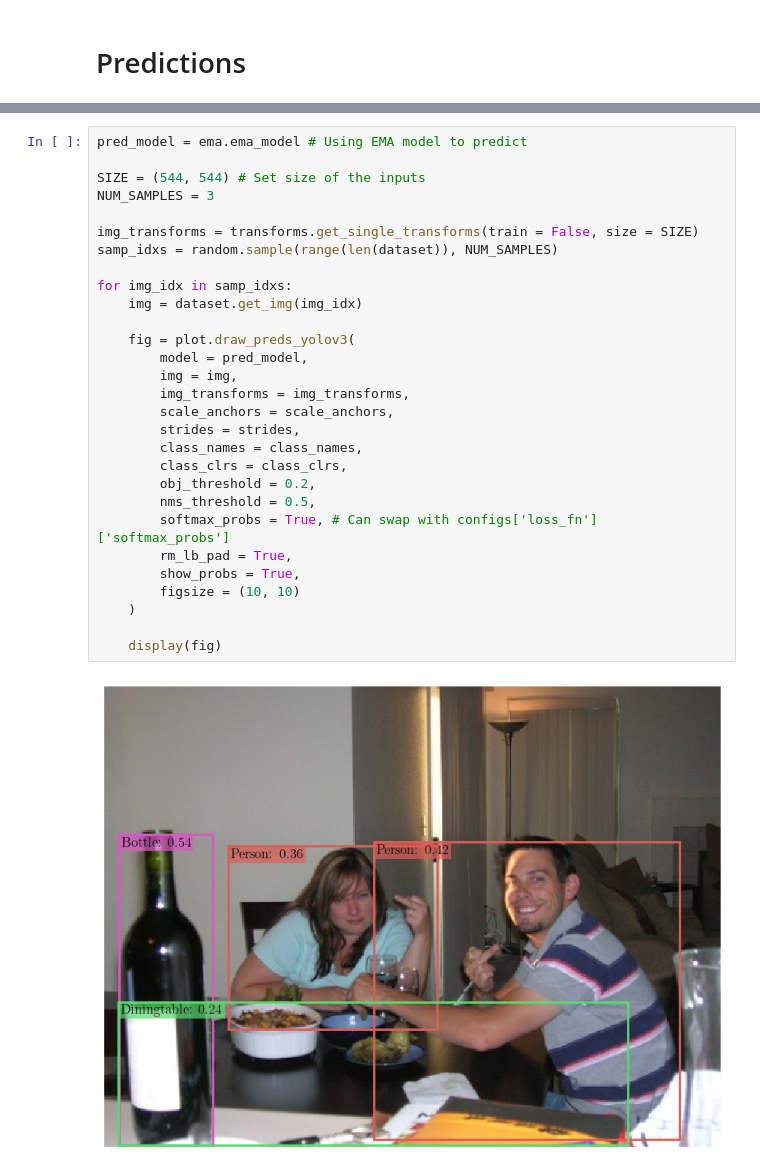
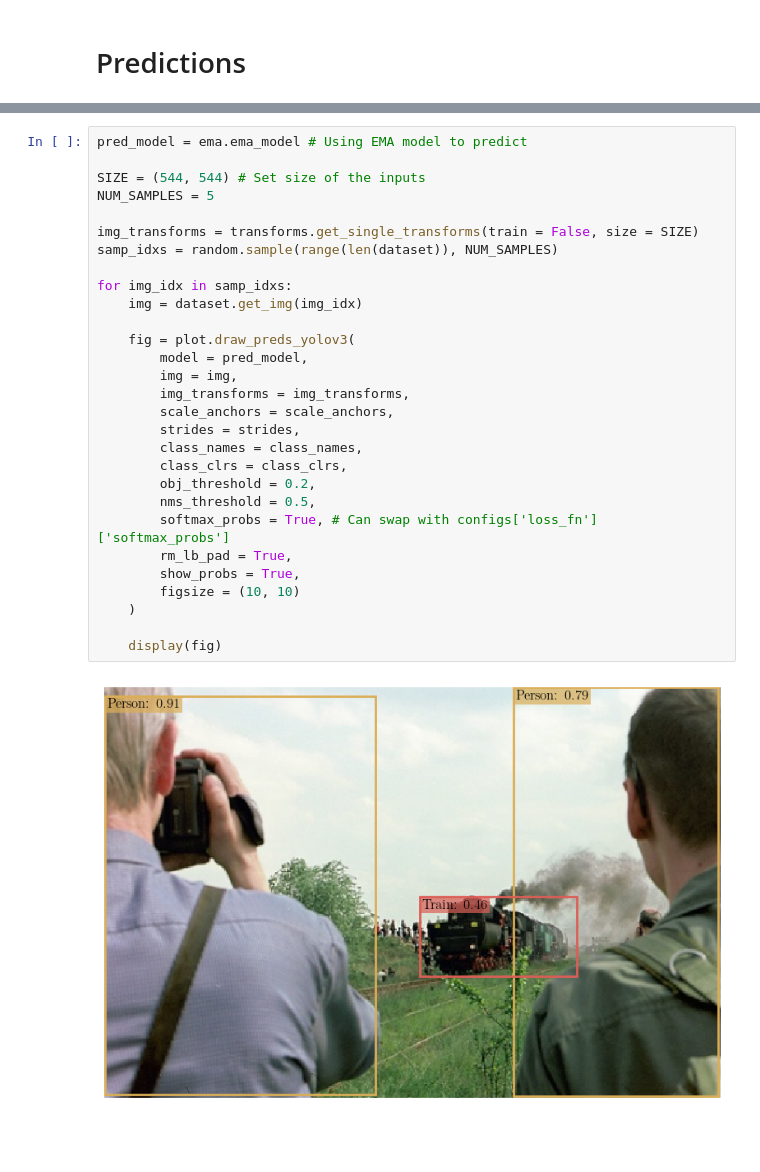
Before and after one commit to Jechen00/yolov3-pytorch, a Jupyter notebook: notebooks/yolov3_predictions.ipynb, the cells around one changed output, grey strips where cells are left out. Drawn from its saved outputs; the diff is of its cells as text; blank space fills up the shorter version.

```diff
--- a/notebooks/yolov3_predictions.ipynb
+++ b/notebooks/yolov3_predictions.ipynb
@@ -156,31 +156,31 @@ class_names, class_clrs = dataset_utils.load_classes(
 # %%
 pred_model = ema.ema_model # Using EMA model to predict
 
 SIZE = (544, 544) # Set size of the inputs
-NUM_SAMPLES = 3
+NUM_SAMPLES = 5
 
 img_transforms = transforms.get_single_transforms(train = False, size = SIZE)
 samp_idxs = random.sample(range(len(dataset)), NUM_SAMPLES)
 
 for img_idx in samp_idxs:
     img = dataset.get_img(img_idx)
 
     fig = plot.draw_preds_yolov3(
         model = pred_model,
         img = img,
         img_transforms = img_transforms,
         scale_anchors = scale_anchors,
         strides = strides,
         class_names = class_names,
         class_clrs = class_clrs,
         obj_threshold = 0.2,
         nms_threshold = 0.5,
         softmax_probs = True, # Can swap with configs['loss_fn']['softmax_probs']
         rm_lb_pad = True,
         show_probs = True,
         figsize = (10, 10)
     )
 
     display(fig)
 # %% [output]
-[figure, old version]
+[figure, new version]
```
Also changed, not shown: parts of 3 cells of this notebook, 6 other files.
